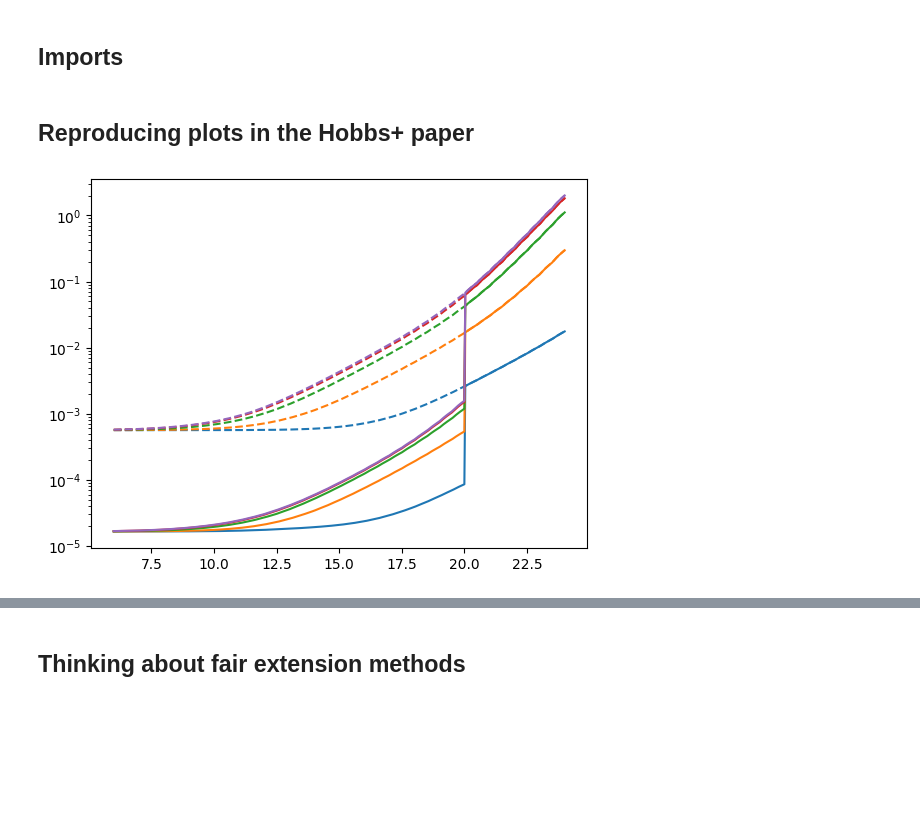
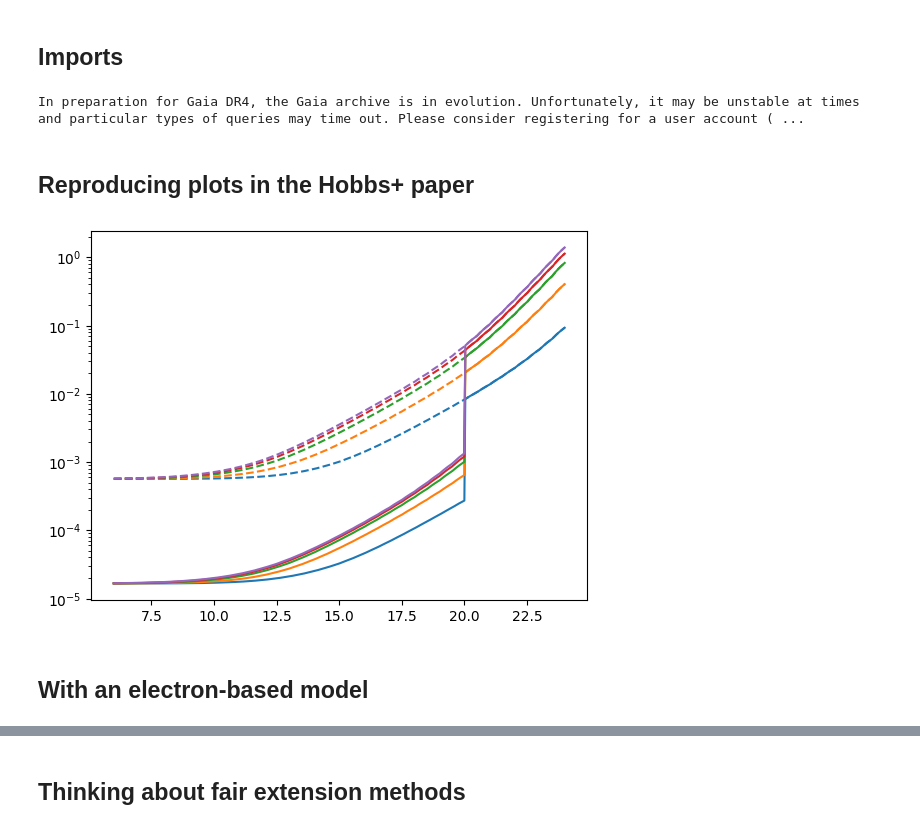
Before and after one commit to emilyhunt/gaianir-open-clusters, a Jupyter notebook: prototypes/astrometry/astrometry_models.ipynb, the cells around one changed output, grey strips where cells are left out. Cells and saved outputs as stored; diff of their text form; code cells hidden in the pictures; blank space fills up the shorter version.

```diff
--- a/prototypes/astrometry/astrometry_models.ipynb
+++ b/prototypes/astrometry/astrometry_models.ipynb
@@ -10,11 +10,17 @@ import numpy as np
 import matplotlib.pyplot as plt
 
 from gaianir_open_clusters.gaia_nir_config import ASTROMETRIC_DATA
-from gaianir_open_clusters.astrometry import AstrometryModel
+from gaianir_open_clusters.astrometry import (
+    AstrometryModel,
+    AstrometryModelElectronBased,
+    _effective_temperature_map
+)
 from gaianir_open_clusters.photometry import PHOTOMETRY_PREDICTOR, FILTERS
 from ocelot.simulate.photometry import load_isochrone
 from astropy import constants
 from scipy.interpolate import interp1d
+# %% [output]
+In preparation for Gaia DR4, the Gaia archive is in evolution. Unfortunately, it may be unstable at times and particular types of queries may time out. Please consider registering for a user account ( ...
 # %% [markdown]
 ## Reproducing plots in the Hobbs+ paper
 # %%
@@ -45,24 +52,32 @@ def combined_astrometry(stars, model_1, model_2, separation=20, max_magnitude=No
 # %%
 fig, ax = plt.subplots()
 
 cmap = plt.get_cmap("tab10")
 
-for i, teff in enumerate(np.geomspace(2000, 50000, num=5)):
+for i, teff in enumerate(np.geomspace(3500, 15000, num=5)):
     stars = pd.DataFrame.from_dict(
         dict(teff=teff, label=0, G=np.linspace(6, 24, num=500))
     )
     (
         pmra_error,
         pmdec_error,
         parallax_error,
         pmra_error_combined,
         pmdec_error_combined,
     ) = combined_astrometry(stars, gaia_dr5, gaia_nir_l, max_magnitude=20)
     # pmra_error, pmdec_error, parallax_error = gaia_nir_l.predict(stars)
 
     color = cmap(i)
-    ax.plot(stars["G"], pmra_error, '--', color=color)
+    ax.plot(stars["G"], pmra_error, "--", color=color)
     ax.plot(stars["G"], pmra_error_combined, color=color)
+    # ax.plot(
+    #     stars["G"],
+    #     gaia_nir_electron.predict(stars["G"] + n_int(stars["teff"]))[0],
+    #     ":",
+    #     color=color,
+    # )
     ax.set(yscale="log")
 # %% [output]
-[figure, old version]
+[figure, new version]
+# %% [markdown]
+## With an electron-based model
```
Also changed, not shown: parts of 11 cells of this notebook, 1 other file.
